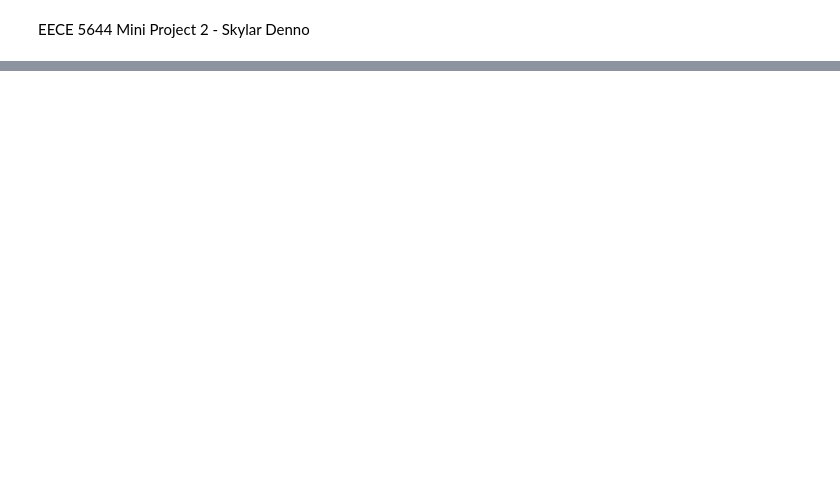
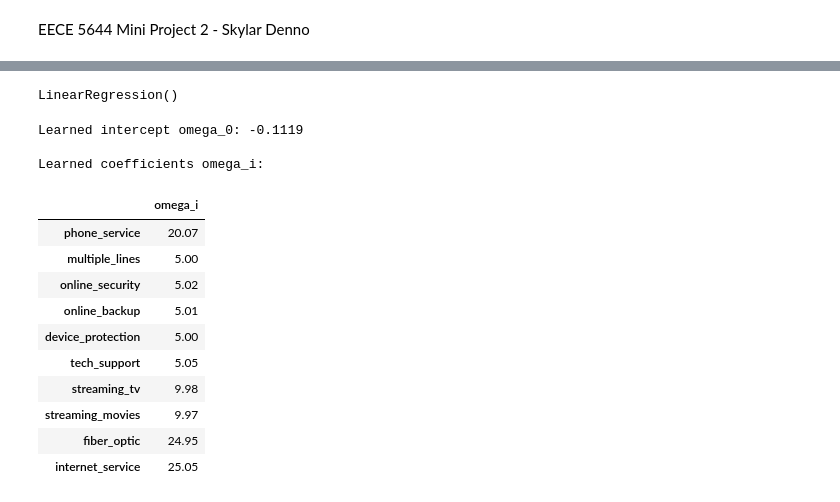
Before and after one commit to skylar-slideshows/EECE5644_mproj2, a Jupyter notebook: proj2.ipynb, the cells around one changed output, grey strips where cells are left out. Drawn from its saved outputs; the diff is of its cells as text; code cells hidden in the pictures; blank space fills up the shorter version.

Commit message:
add report

```diff
--- a/proj2.ipynb
+++ b/proj2.ipynb
@@ -134,42 +112,9 @@ Name: count, dtype: int64
 # %%
+# 2. DEFINE THE VARIABLES
 # feature columns, target = monthly_charge
 feature_cols = ["phone_service", "multiple_lines", "online_security", "online_backup",
                 "device_protection", "tech_support", "streaming_tv", "streaming_movies",
-                "fiber_optic", "no_internet_service"]
+                "fiber_optic", "internet_service"]
 
 X = df[feature_cols]
 y = df["monthly_charge"]
-
-# form training and test sets
-X_train, X_test, y_train, y_test = train_test_split(X, y, test_size=0.2, random_state=777)
-
-# fit multivariable lin regression on traning set
-telcomodel = LinearRegression()
-telcomodel.fit(X_train, y_train)
-
-# Extract learned parameters
-omega_0 = telcomodel.intercept_
-omegas = pd.Series(telcomodel.coef_, index=feature_cols, name="omega_i")
-
-print("Learned intercept omega_0:", round(omega_0, 4))
-print("\nLearned coefficients omega_i:")
-display(omegas.to_frame())
-
-# Predict on the test set
-y_pred = telcomodel.predict(X_test)
-
-# Test results
-r2 = r2_score(y_test, y_pred)
-mae = mean_absolute_error(y_test, y_pred)
-rmse = np.sqrt(mean_squared_error(y_test, y_pred))
-
-print("R2  :", r2)
-print("MAE : $", mae)
-print("RMSE: $", rmse)
-
-results = pd.DataFrame()
-results["actual"] = y_test.values
-results["predicted"] = y_pred.round(2)
-results["error"] = results["actual"] - results["predicted"]
-results["error_sq"] = (results["actual"] - results["predicted"]) ** 2
-print(results.head(10))
@@ -204,0 +125,29 @@ RMSE: $ 1.0291697275218272
+# %%
+# 4. FIT A MULTIVARIABLE LINEAR REGRESSION
+telcomodel = LinearRegression()
+telcomodel.fit(X_train, y_train)
+# %% [output]
+LinearRegression()
+# %%
+# 5. REPORT THE PARAMETERS
+omega_0 = telcomodel.intercept_ #intercept
+print("Learned intercept omega_0:", round(omega_0, 4))
+
+coefficents = pd.Series(telcomodel.coef_, index=feature_cols, name="omega_i") # 10 coefficients
+print("\nLearned coefficients omega_i:")
+display(coefficents.to_frame())
+# %% [output]
+Learned intercept omega_0: -0.1119
+
+Learned coefficients omega_i:
+|  | omega_i |
+| phone_service | 20.07 |
+| multiple_lines | 5.00 |
+| online_security | 5.02 |
+| online_backup | 5.01 |
+| device_protection | 5.00 |
+| tech_support | 5.05 |
+| streaming_tv | 9.98 |
+| streaming_movies | 9.97 |
+| fiber_optic | 24.95 |
+| internet_service | 25.05 |
```
Also changed, not shown: parts of 9 cells of this notebook, 3 other files.
